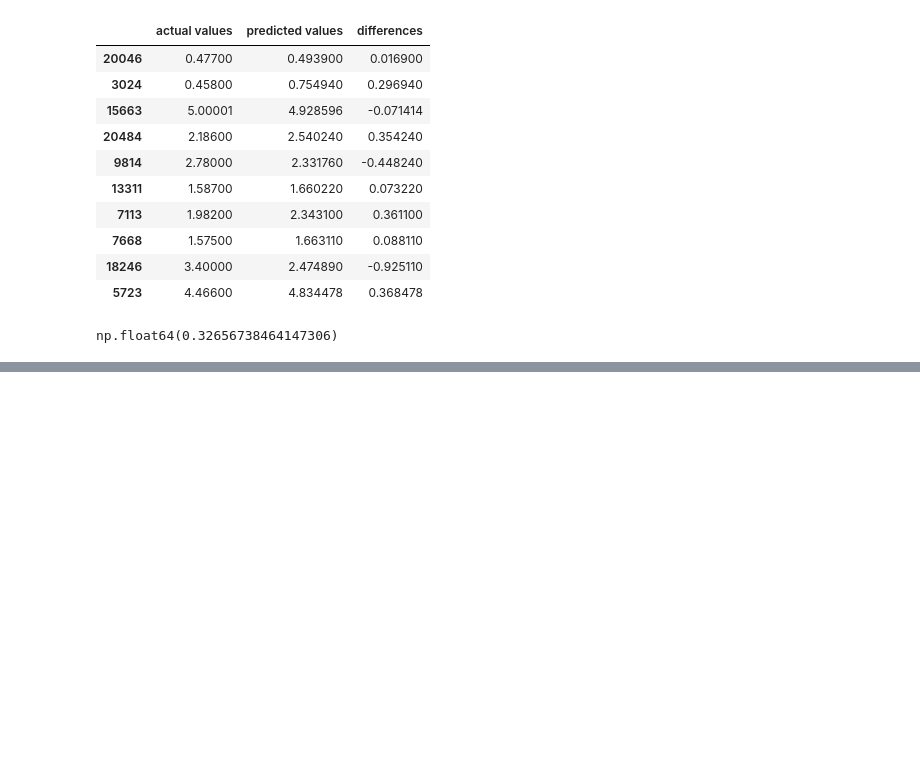
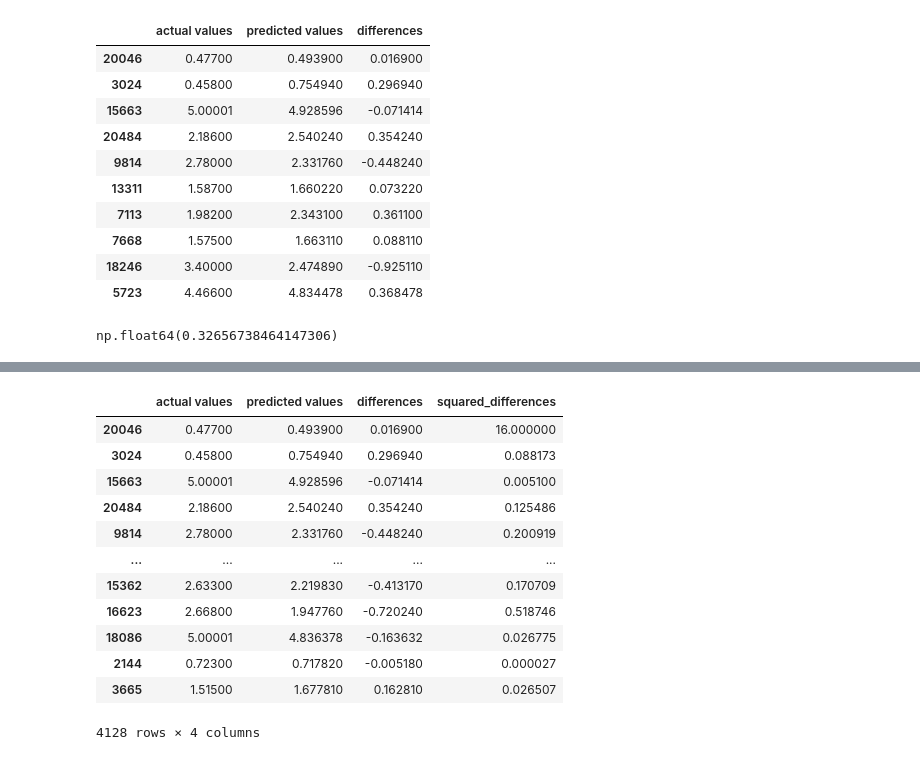
Before and after one commit to sserges/sample_project, a Jupyter notebook: intro-to-scikit-learn.ipynb, the cells around one changed output, grey strips where cells are left out. Drawn from its saved outputs; the diff is of its cells as text; code cells hidden in the pictures; blank space fills up the shorter version.

```diff
--- a/intro-to-scikit-learn.ipynb
+++ b/intro-to-scikit-learn.ipynb
@@ -1238,0 +1252,3 @@ np.float64(0.32656738464147306)
+# %%
+df["squared_differences"] = np.square(df["differences"])
+df.head()
@@ -1238,0 +1268,4 @@ np.float64(0.32656738464147306)
+# %%
+df_large_error = df.copy()
+# %%
+df_large_error.iloc[0]["squared_differences"] = 16
@@ -1238,0 +1280,16 @@ np.float64(0.32656738464147306)
+# %%
+df_large_error
+# %% [output]
+|  | actual values | predicted values | differences | squared_differences |
+| 20046 | 0.47700 | 0.493900 | 0.016900 | 16.000000 |
+| 3024 | 0.45800 | 0.754940 | 0.296940 | 0.088173 |
+| 15663 | 5.00001 | 4.928596 | -0.071414 | 0.005100 |
+| 20484 | 2.18600 | 2.540240 | 0.354240 | 0.125486 |
+| 9814 | 2.78000 | 2.331760 | -0.448240 | 0.200919 |
+| ... | ... | ... | ... | ... |
+| 15362 | 2.63300 | 2.219830 | -0.413170 | 0.170709 |
+| 16623 | 2.66800 | 1.947760 | -0.720240 | 0.518746 |
+| 18086 | 5.00001 | 4.836378 | -0.163632 | 0.026775 |
+| 2144 | 0.72300 | 0.717820 | -0.005180 | 0.000027 |
+| 3665 | 1.51500 | 1.677810 | 0.162810 | 0.026507 |
+4128 rows × 4 columns
```
Also changed, not shown: parts of 11 cells of this notebook.
